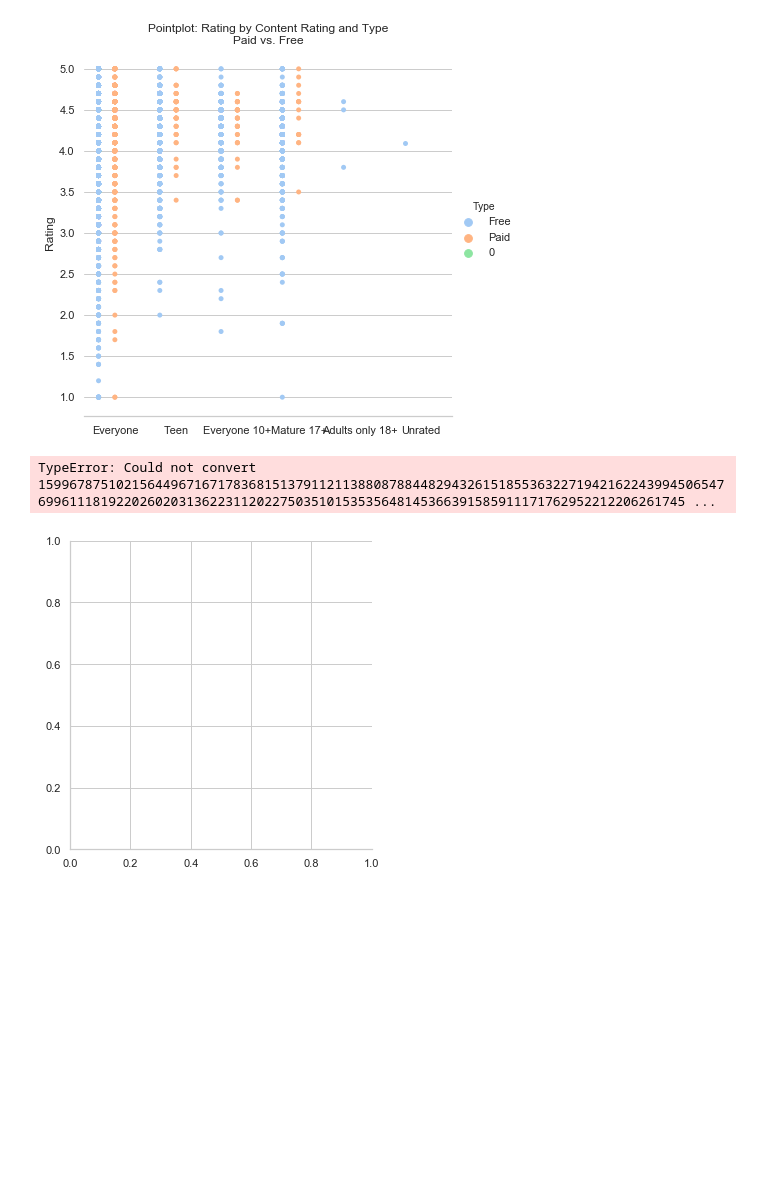
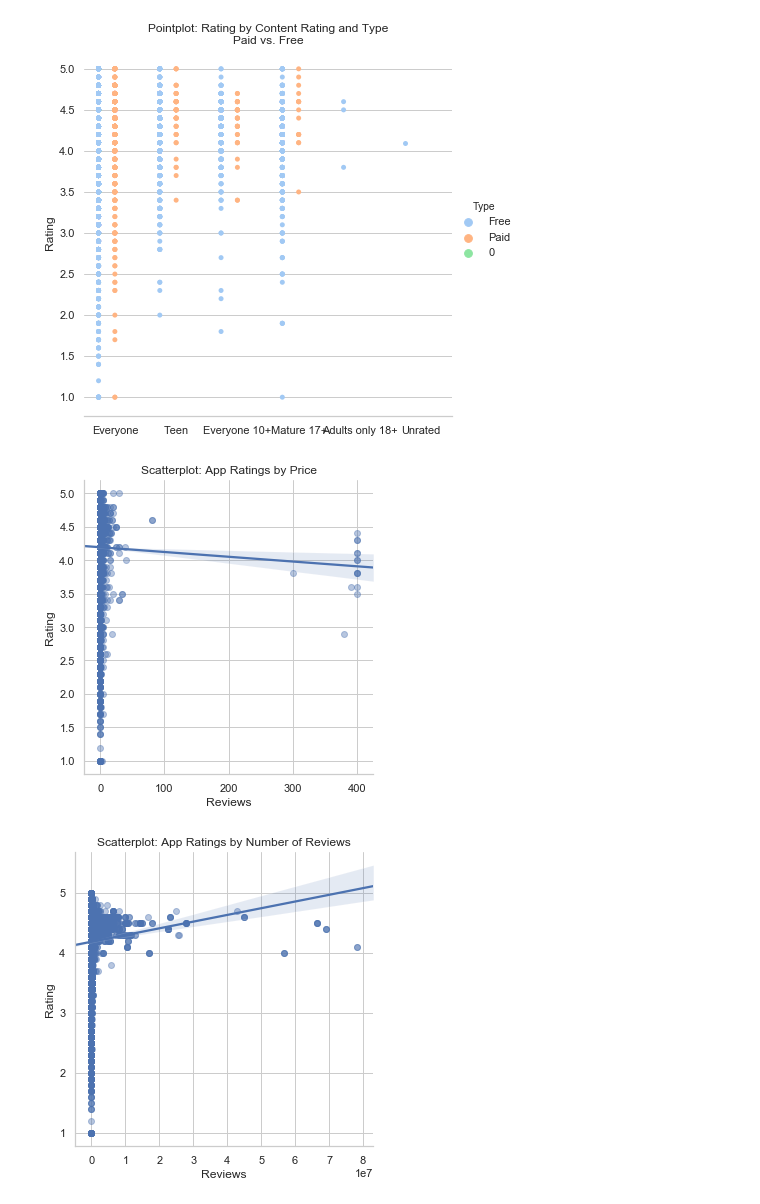
Before and after one commit to jkovach89/12-2-Assignment, a Jupyter notebook: Assignment 12.2 - Data Visualizations with Seaborn - Google Play Apps.ipynb, the cells around one changed output. Drawn from its saved outputs; the diff is of its cells as text; code cells hidden in the pictures; blank space fills up the shorter version.

```diff
--- a/Assignment 12.2 - Data Visualizations with Seaborn - Google Play Apps.ipynb
+++ b/Assignment 12.2 - Data Visualizations with Seaborn - Google Play Apps.ipynb
@@ -99,16 +99,30 @@ plt.title('Pointplot: Rating by Content Rating and Type\nPaid vs. Free')
 plt.show()
 # %% [output]
 [figure]
-# %%
-g = sns.lmplot(y=apps[]'Reviews', # Variable 1.
-               x='Rating', # Variable 2.
-               data=apps, # Data
-               fit_reg=False, # If set to true, plots a regression line.
-               scatter_kws={'alpha':0.4}) # Set points to semi-transparent to see overlapping points.
-g.set_ylabels("Ratings")
-g.set_xlabels("App Price")
-plt.title('Scatterplot: Meal Tips by Total Bill')
-plt.show()
-# %% [output]
-TypeError: Could not convert 159967875102156449671671783681513791121138808788448294326151855363227194216224399450654769961118192202602031362231120227503510153535648145366391585911171762952212206261745 ...
-[figure, removed]
+# %%
+apps['Reviews_int'] = pd.to_numeric(apps['Reviews'], errors = 'coerce')
+apps['price_int'] = pd.to_numeric(apps['Price'], errors = 'coerce')
+
+
+g = sns.lmplot(y='Rating',
+               x='price_int',
+               data=apps,
+               fit_reg=True,
+               scatter_kws={'alpha':0.4})
+g.set_ylabels("Rating")
+g.set_xlabels("Reviews")
+plt.title('Scatterplot: App Ratings by Price')
+plt.show()
+
+g = sns.lmplot(y='Rating',
+               x='Reviews_int',
+               data=apps,
+               fit_reg=True,
+               scatter_kws={'alpha':0.4})
+g.set_ylabels("Rating")
+g.set_xlabels("Reviews")
+plt.title('Scatterplot: App Ratings by Number of Reviews')
+plt.show()
+# %% [output]
+[figure, added]
+[figure, added]
```
Also changed, not shown: parts of 2 cells of this notebook.
